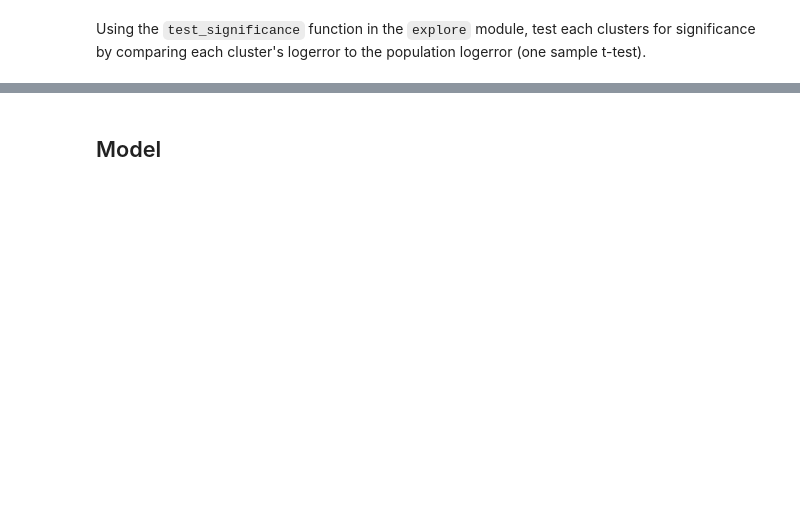
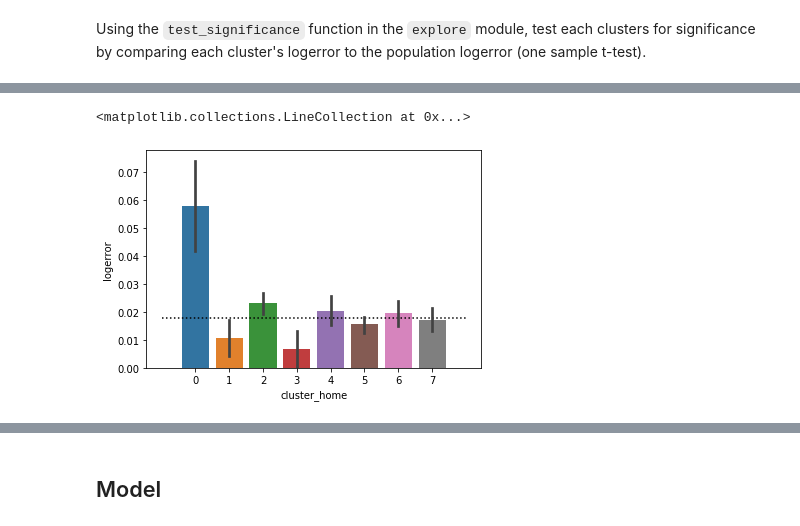
Before and after one commit to RainierCluster/zillow-cluster, a Jupyter notebook: reduce_zillow_logerror.ipynb, the cells around one changed output, grey strips where cells are left out. Cells and saved outputs as stored; diff of their text form; code cells hidden in the pictures; blank space fills up the shorter version.

```diff
--- a/reduce_zillow_logerror.ipynb
+++ b/reduce_zillow_logerror.ipynb
@@ -589,2 +544,8 @@ explore.test_significance(train.cluster_home, train)
+# %%
+sns.barplot(train.cluster_home, train.logerror)
+plt.hlines(train.logerror.mean(),-1,len(train.cluster_home.unique()),ls=":")
+# %% [output]
+<matplotlib.collections.LineCollection at 0x...>
+[figure, added]
 # %%
 explore.test_significance(train.cluster_loc, train)
```
Also changed, not shown: parts of 19 cells of this notebook, 1 other file.
